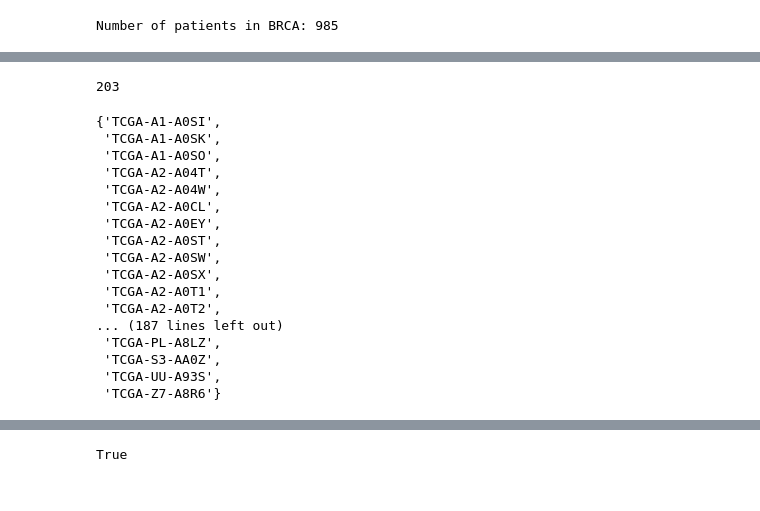
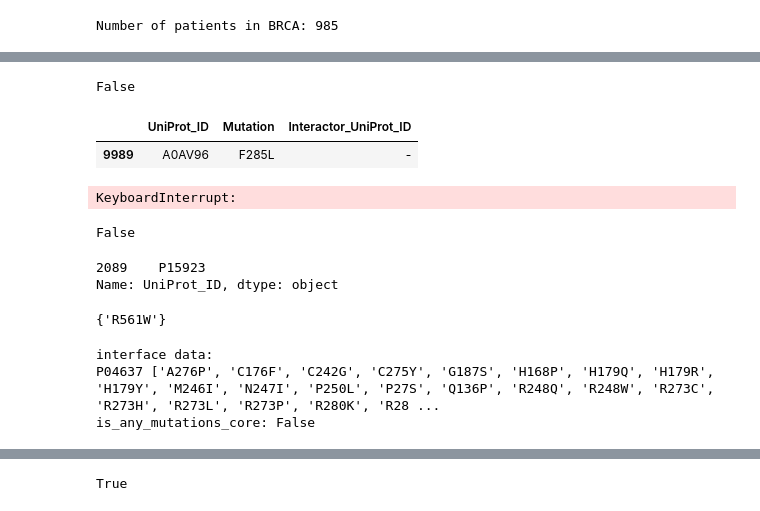
Before and after one commit to ibrahimberb/Predicting-Mutation-Effects, a Jupyter notebook: src/checks/TP53.ipynb, the cells around one changed output, grey strips where cells are left out. Saved outputs shown, nothing was run; the diff lists cells and outputs as text; code cells hidden in the pictures.

```diff
--- a/src/checks/TP53.ipynb
+++ b/src/checks/TP53.ipynb
@@ -13,9 +13,9 @@ from PredatorAnalysis import PredatorAnalysis
 SNV_COMMON_PATH = "C:/Users/ibrah/Desktop/TUSEB_Study/Data_Collection_and_Filtering/SNV/"
 SNV_BRCA_PATH = SNV_COMMON_PATH + "SNV_BRCA_hg38.csv"
 
-PREDICTION_ID = "632d9021/"
-PREDICTIONS_COMMON_PATH = "../data/predictions_datasets/brca_prediction_2021-10-26/" + PREDICTION_ID
-PREDICTION_BRCA_REDUCED_PATH = PREDICTIONS_COMMON_PATH + "predictions_soft_2021-10-26.csv"
+PREDICTION_ID = "c6b0c1a8/"
+PREDICTIONS_COMMON_PATH = "../data/predictions_datasets/brca_prediction_2021-11-06/" + PREDICTION_ID
+PREDICTION_BRCA_REDUCED_PATH = PREDICTIONS_COMMON_PATH + "predictions_soft_2021-11-06.csv"
 
 ELASPIC_RESULTS_COMMON_PATH = "../../My-ELASPIC-Web-API/Elaspic_Results/Merged_Results/"  # elaspic_results_datasets
 BRCA_CORE_PATH = ELASPIC_RESULTS_COMMON_PATH + "BRCA_Core_2021-09-28.txt"
@@ -100,3 +152,15 @@ Number of patients in BRCA: 985
+# %%
+"P04049.E607Q" in overlapping_pairs
+# %% [output]
+False
+# %%
+predator_analysis.data_materials["brca_elaspic_core_data_simplified"][
+    (predator_analysis.data_materials["brca_elaspic_core_data_simplified"]["UniProt_ID"] == "A0AV96") &
+    (predator_analysis.data_materials["brca_elaspic_core_data_simplified"]["Mutation"] == "F285L")
+]
+# %% [output]
+|  | UniProt_ID | Mutation | Interactor_UniProt_ID |
+| 9989 | A0AV96 | F285L | - |
 # %%
 from helpers.helpers_analysis.get_patient_protein_to_mutations_dict import get_patient_protein_to_mutations_dict
 from helpers.helpers_analysis.is_in_elaspic import is_in_elaspic
@@ -122,25 +186,9 @@ for patient in tqdm(predator_analysis.data_materials["brca_patients"]):
             if in_elaspic:
                 if "P04637" in patient_protein_to_mutations:
                     pats.add(patient)
+# %% [output]
+KeyboardInterrupt:
 # %%
+pats = sorted(pats)
 print(len(pats))
 pats
-# %% [output]
-203
-{'TCGA-A1-A0SI',
- 'TCGA-A1-A0SK',
- 'TCGA-A1-A0SO',
- 'TCGA-A2-A04T',
- 'TCGA-A2-A04W',
- 'TCGA-A2-A0CL',
- 'TCGA-A2-A0EY',
- 'TCGA-A2-A0ST',
- 'TCGA-A2-A0SW',
- 'TCGA-A2-A0SX',
- 'TCGA-A2-A0T1',
- 'TCGA-A2-A0T2',
-... (187 lines left out)
- 'TCGA-PL-A8LZ',
- 'TCGA-S3-AA0Z',
- 'TCGA-UU-A93S',
- 'TCGA-Z7-A8R6'}
@@ -146,0 +215,29 @@ pats
+# %%
+is_any_mutations_core("P15923", ["R561W"])
+# %% [output]
+False
+# %%
+predator_analysis.data_materials["brca_elaspic_interface_processed_data"]["UniProt_ID"].sample()
+# %% [output]
+2089    P15923
+Name: UniProt_ID, dtype: object
+# %%
+set(predator_analysis.data_materials["brca_elaspic_interface_processed_data"][
+    predator_analysis.data_materials["brca_elaspic_interface_processed_data"]["UniProt_ID"] == "P15923"
+]["Mutation"])
+# %% [output]
+{'R561W'}
+# %%
+print("interface data:")
+sampled_protein = predator_analysis.data_materials["brca_elaspic_interface_processed_data"]["UniProt_ID"].sample()
+[sampled_protein] = sampled_protein
+# display(sampled_protein)
+muts = sorted(set(predator_analysis.data_materials["brca_elaspic_interface_processed_data"][
+    predator_analysis.data_materials["brca_elaspic_interface_processed_data"]["UniProt_ID"] == sampled_protein
+]["Mutation"]))
+print(sampled_protein, muts)
+print("is_any_mutations_core: {}".format(is_any_mutations_core(protein, muts)))
+# %% [output]
+interface data:
+P04637 ['A276P', 'C176F', 'C242G', 'C275Y', 'G187S', 'H168P', 'H179Q', 'H179R', 'H179Y', 'M246I', 'N247I', 'P250L', 'P27S', 'Q136P', 'R248Q', 'R248W', 'R273C', 'R273H', 'R273L', 'R273P', 'R280K', 'R28 ...
+is_any_mutations_core: False
```
Also changed, not shown: parts of 30 cells of this notebook, 6 other files.
